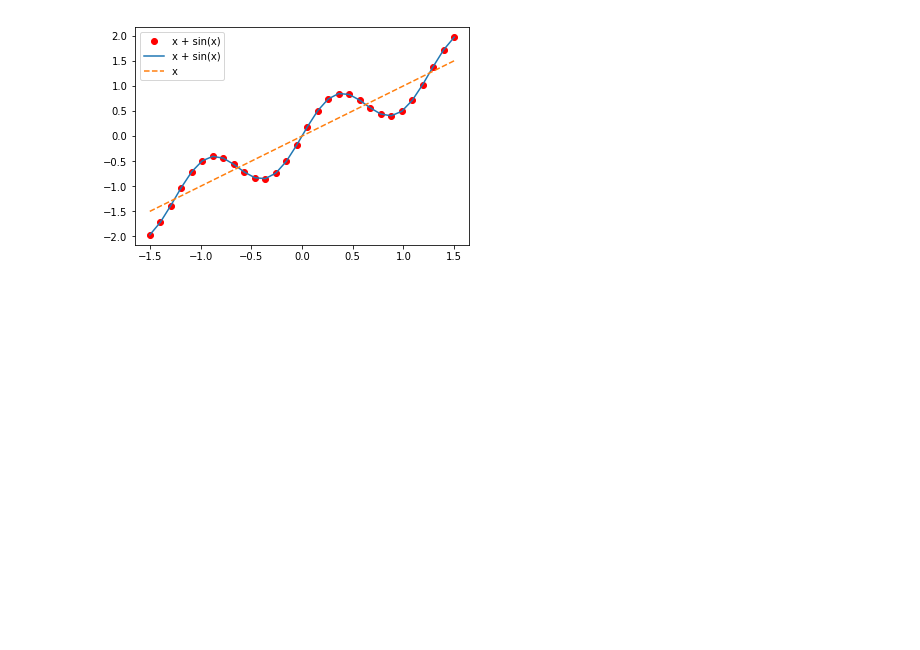
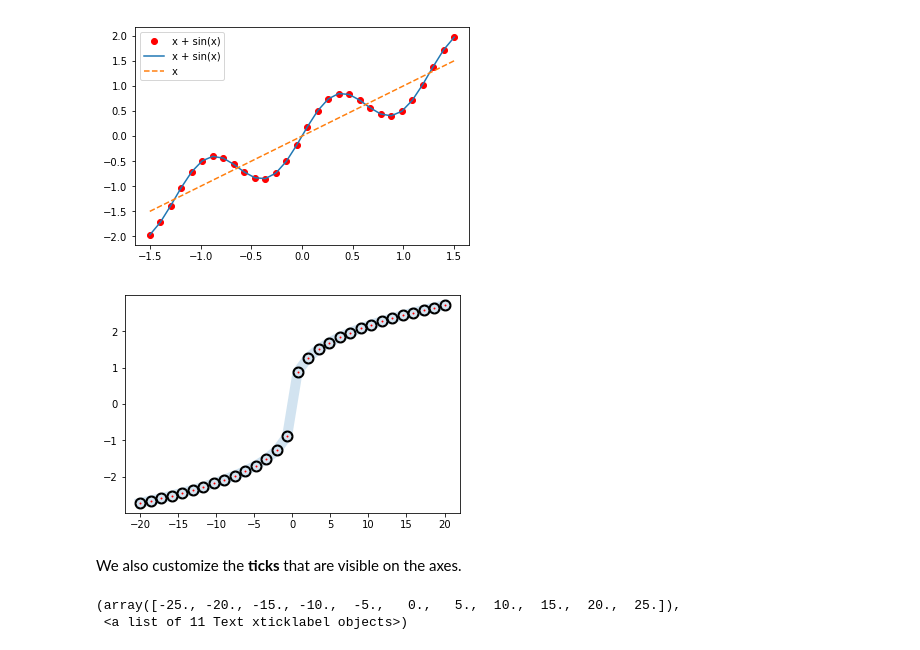
Before and after one commit to RohanBh/learning-python, a Jupyter notebook: exploring-scientific-libraries.ipynb, the cells around one changed output. Saved outputs shown, nothing was run; the diff lists cells and outputs as text; code cells hidden in the pictures; blank space fills up the shorter version.

```diff
--- a/exploring-scientific-libraries.ipynb
+++ b/exploring-scientific-libraries.ipynb
@@ -857,3 +858,20 @@ plt.legend(['x + sin(x)'] * 2 + ['x'])
 plt.show()
 # %% [output]
 [figure]
+# %%
+# Finer control
+x = np.linspace(-20, 20, 30)
+plt.plot(x, np.cbrt(x), alpha=0.2, linewidth=10)
+plt.plot(x, np.cbrt(x), 'ro', markeredgecolor='black', markeredgewidth=10, markersize=2)
+plt.show()
+# %% [output]
+[figure, added]
+# %% [markdown]
+We also customize the **ticks** that are visible on the axes.
+# %%
+plt.plot(x, x ** 2)
+locs, label = plt.xticks()
+locs, label
+# %% [output]
+(array([-25., -20., -15., -10.,  -5.,   0.,   5.,  10.,  15.,  20.,  25.]),
+ <a list of 11 Text xticklabel objects>)
```
Also changed, not shown: parts of 17 cells of this notebook.
